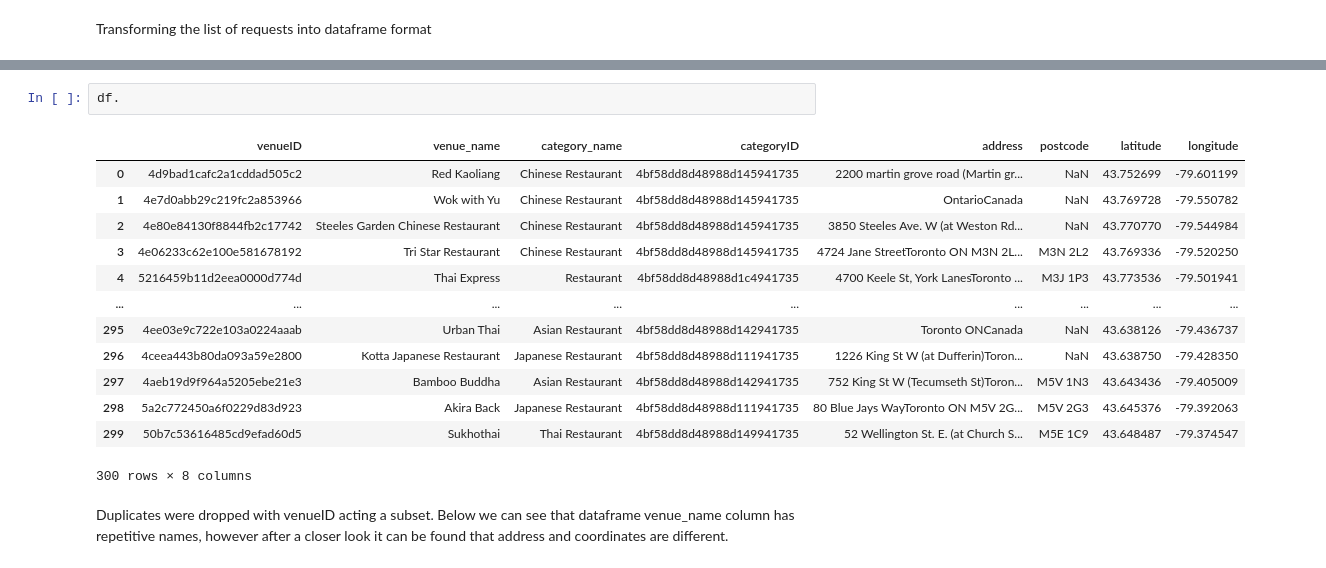
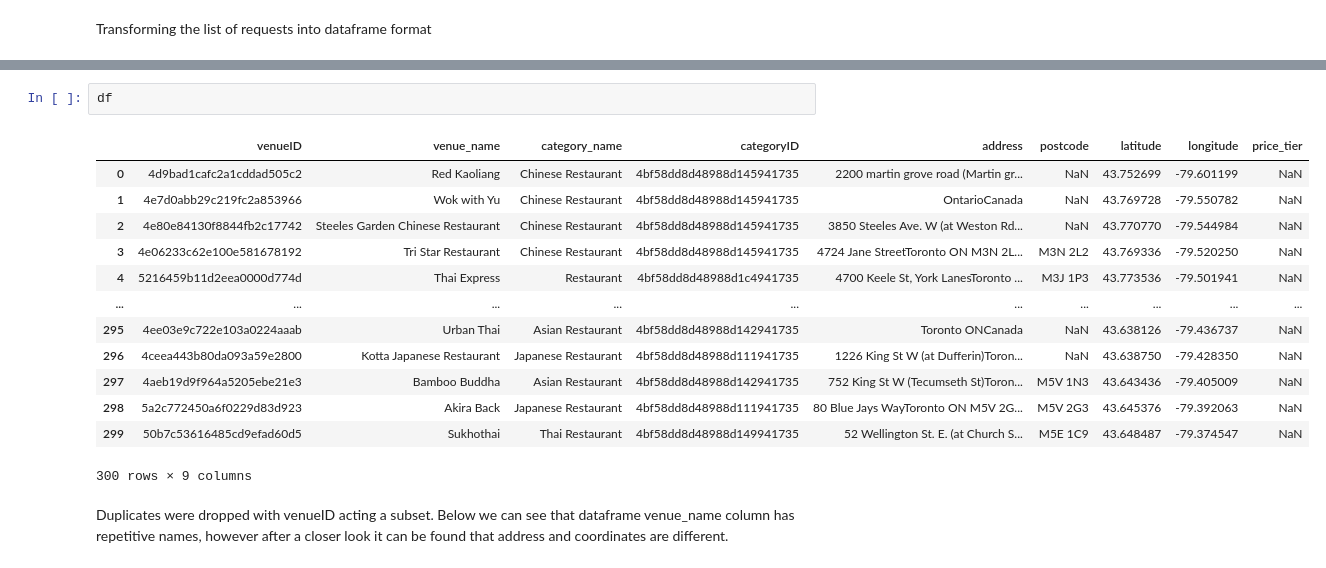
Before and after one commit to viktar-b/CAPSTONE, a Jupyter notebook: capstone-notebook.ipynb, the cells around one changed output, grey strips where cells are left out. Saved outputs shown, nothing was run; the diff lists cells and outputs as text.

```diff
--- a/capstone-notebook.ipynb
+++ b/capstone-notebook.ipynb
@@ -189,20 +189,20 @@ Index(['venueID', 'venue_name', 'category_name', 'categoryID', 'address',
       dtype='object')
 # %%
-df.
+df
 # %% [output]
-|  | venueID | venue_name | category_name | categoryID | address | postcode | latitude | longitude |
-| 0 | 4d9bad1cafc2a1cddad505c2 | Red Kaoliang | Chinese Restaurant | 4bf58dd8d48988d145941735 | 2200 martin grove road (Martin gr... | NaN | 43.752699 | -79.601199 |
-| 1 | 4e7d0abb29c219fc2a853966 | Wok with Yu | Chinese Restaurant | 4bf58dd8d48988d145941735 | OntarioCanada | NaN | 43.769728 | -79.550782 |
-| 2 | 4e80e84130f8844fb2c17742 | Steeles Garden Chinese Restaurant | Chinese Restaurant | 4bf58dd8d48988d145941735 | 3850 Steeles Ave. W (at Weston Rd... | NaN | 43.770770 | -79.544984 |
-| 3 | 4e06233c62e100e581678192 | Tri Star Restaurant | Chinese Restaurant | 4bf58dd8d48988d145941735 | 4724 Jane StreetToronto ON M3N 2L... | M3N 2L2 | 43.769336 | -79.520250 |
-| 4 | 5216459b11d2eea0000d774d | Thai Express | Restaurant | 4bf58dd8d48988d1c4941735 | 4700 Keele St, York LanesToronto ... | M3J 1P3 | 43.773536 | -79.501941 |
-| ... | ... | ... | ... | ... | ... | ... | ... | ... |
-| 295 | 4ee03e9c722e103a0224aaab | Urban Thai | Asian Restaurant | 4bf58dd8d48988d142941735 | Toronto ONCanada | NaN | 43.638126 | -79.436737 |
-| 296 | 4ceea443b80da093a59e2800 | Kotta Japanese Restaurant | Japanese Restaurant | 4bf58dd8d48988d111941735 | 1226 King St W (at Dufferin)Toron... | NaN | 43.638750 | -79.428350 |
-| 297 | 4aeb19d9f964a5205ebe21e3 | Bamboo Buddha | Asian Restaurant | 4bf58dd8d48988d142941735 | 752 King St W (Tecumseth St)Toron... | M5V 1N3 | 43.643436 | -79.405009 |
-| 298 | 5a2c772450a6f0229d83d923 | Akira Back | Japanese Restaurant | 4bf58dd8d48988d111941735 | 80 Blue Jays WayToronto ON M5V 2G... | M5V 2G3 | 43.645376 | -79.392063 |
-| 299 | 50b7c53616485cd9efad60d5 | Sukhothai | Thai Restaurant | 4bf58dd8d48988d149941735 | 52 Wellington St. E. (at Church S... | M5E 1C9 | 43.648487 | -79.374547 |
+|  | venueID | venue_name | category_name | categoryID | address | postcode | latitude | longitude | price_tier |
+| 0 | 4d9bad1cafc2a1cddad505c2 | Red Kaoliang | Chinese Restaurant | 4bf58dd8d48988d145941735 | 2200 martin grove road (Martin gr... | NaN | 43.752699 | -79.601199 | NaN |
+| 1 | 4e7d0abb29c219fc2a853966 | Wok with Yu | Chinese Restaurant | 4bf58dd8d48988d145941735 | OntarioCanada | NaN | 43.769728 | -79.550782 | NaN |
+| 2 | 4e80e84130f8844fb2c17742 | Steeles Garden Chinese Restaurant | Chinese Restaurant | 4bf58dd8d48988d145941735 | 3850 Steeles Ave. W (at Weston Rd... | NaN | 43.770770 | -79.544984 | NaN |
+| 3 | 4e06233c62e100e581678192 | Tri Star Restaurant | Chinese Restaurant | 4bf58dd8d48988d145941735 | 4724 Jane StreetToronto ON M3N 2L... | M3N 2L2 | 43.769336 | -79.520250 | NaN |
+| 4 | 5216459b11d2eea0000d774d | Thai Express | Restaurant | 4bf58dd8d48988d1c4941735 | 4700 Keele St, York LanesToronto ... | M3J 1P3 | 43.773536 | -79.501941 | NaN |
+| ... | ... | ... | ... | ... | ... | ... | ... | ... | ... |
+| 295 | 4ee03e9c722e103a0224aaab | Urban Thai | Asian Restaurant | 4bf58dd8d48988d142941735 | Toronto ONCanada | NaN | 43.638126 | -79.436737 | NaN |
+| 296 | 4ceea443b80da093a59e2800 | Kotta Japanese Restaurant | Japanese Restaurant | 4bf58dd8d48988d111941735 | 1226 King St W (at Dufferin)Toron... | NaN | 43.638750 | -79.428350 | NaN |
+| 297 | 4aeb19d9f964a5205ebe21e3 | Bamboo Buddha | Asian Restaurant | 4bf58dd8d48988d142941735 | 752 King St W (Tecumseth St)Toron... | M5V 1N3 | 43.643436 | -79.405009 | NaN |
+| 298 | 5a2c772450a6f0229d83d923 | Akira Back | Japanese Restaurant | 4bf58dd8d48988d111941735 | 80 Blue Jays WayToronto ON M5V 2G... | M5V 2G3 | 43.645376 | -79.392063 | NaN |
+| 299 | 50b7c53616485cd9efad60d5 | Sukhothai | Thai Restaurant | 4bf58dd8d48988d149941735 | 52 Wellington St. E. (at Church S... | M5E 1C9 | 43.648487 | -79.374547 | NaN |
-300 rows × 8 columns
+300 rows × 9 columns
 # %% [markdown]
 Duplicates were dropped with venueID acting a subset. Below we can see that dataframe venue_name column has repetitive names, however after a closer look it can be found that address and coordinates are different.
 # %%
```
Also changed, not shown: parts of 10 cells of this notebook, 2 other files.
